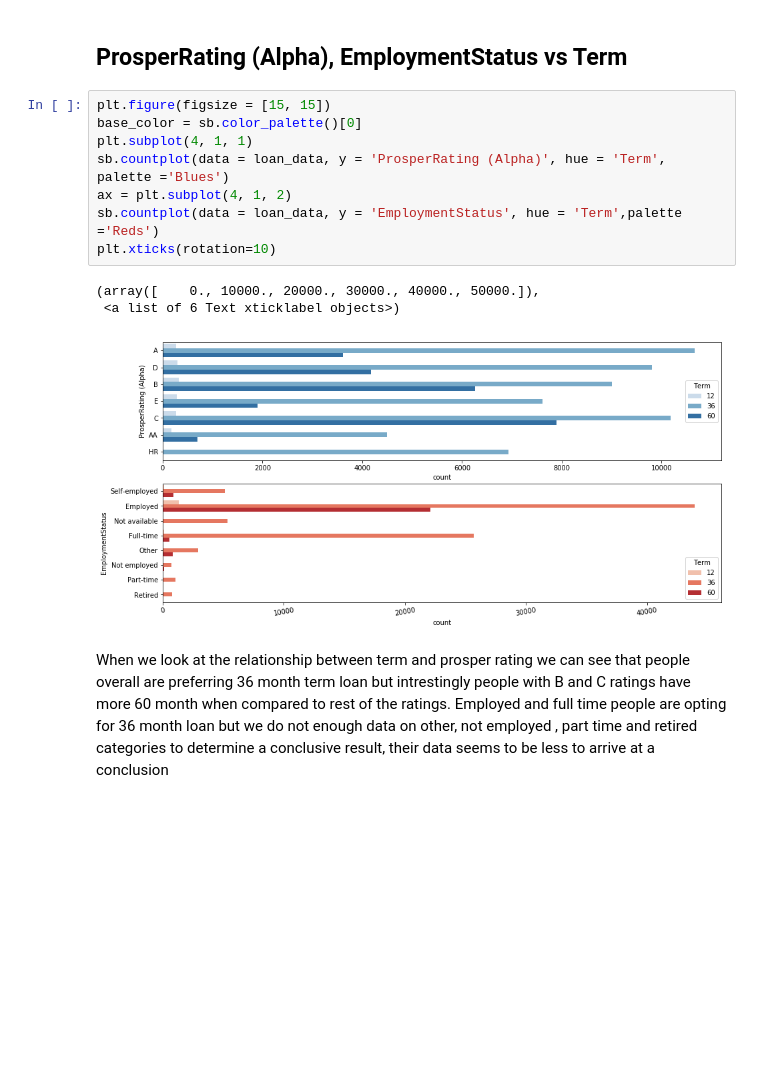
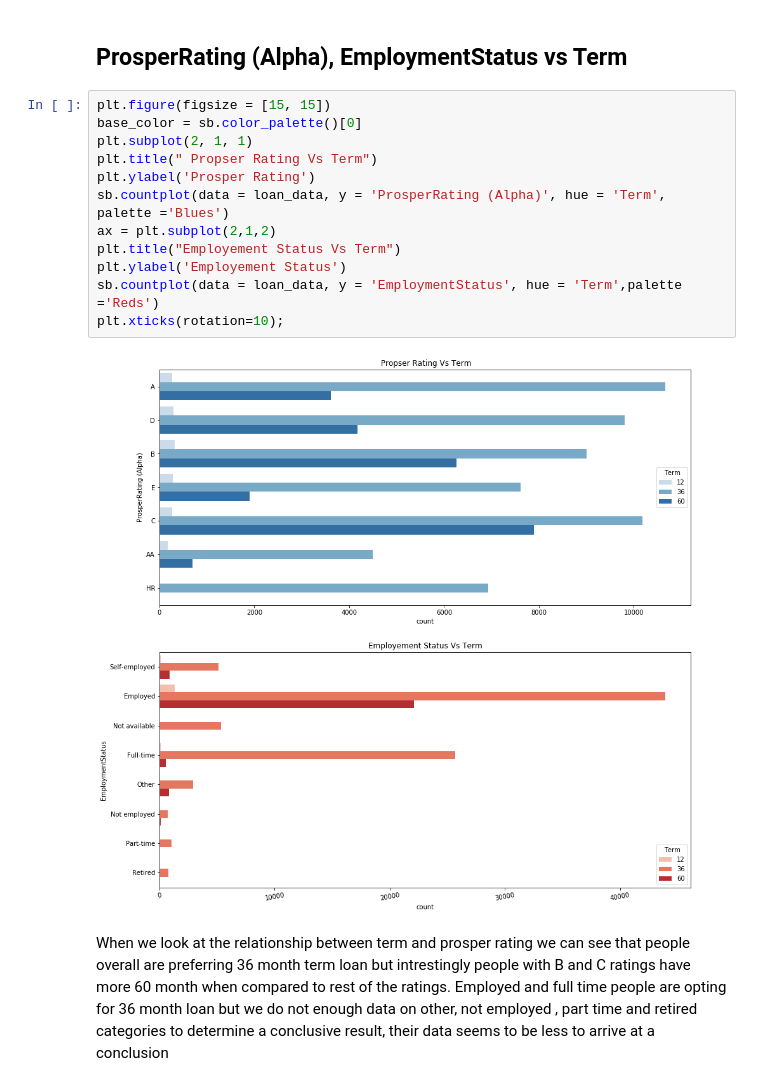
Before and after one commit to raj-palavarapu/Data-Analysis-Projects, a Jupyter notebook: Prosper Loan data Visualization/Explanatory.ipynb, the cells around one changed output. Cells and saved outputs as stored; diff of their text form; blank space fills up the shorter version.

Commit message:
Modified visualizations to more descriptive

```diff
--- a/Prosper Loan data Visualization/Explanatory.ipynb
+++ b/Prosper Loan data Visualization/Explanatory.ipynb
@@ -96,15 +100,17 @@ It looks like LoanOriginalAmount significantly differs with ProsperRating (Alpha
 # %%
 plt.figure(figsize = [15, 15])
 base_color = sb.color_palette()[0]
-plt.subplot(4, 1, 1)
+plt.subplot(2, 1, 1)
+plt.title(" Propser Rating Vs Term")
+plt.ylabel('Prosper Rating')
 sb.countplot(data = loan_data, y = 'ProsperRating (Alpha)', hue = 'Term', palette ='Blues')
-ax = plt.subplot(4, 1, 2)
+ax = plt.subplot(2,1,2)
+plt.title("Employement Status Vs Term")
+plt.ylabel('Employement Status')
 sb.countplot(data = loan_data, y = 'EmploymentStatus', hue = 'Term',palette ='Reds')
-plt.xticks(rotation=10)
+plt.xticks(rotation=10);
 # %% [output]
-(array([    0., 10000., 20000., 30000., 40000., 50000.]),
- <a list of 6 Text xticklabel objects>)
-[figure, old version]
+[figure, new version]
 # %% [markdown]
 When we look at the relationship between term and prosper rating we can see that people overall are preferring 36 month term loan but intrestingly people  with B and C ratings have more 60 month when compared to rest of the ratings. Employed and full time people  are opting for 36 month loan but we do not enough data on  other, not employed , part time and retired categories to determine a conclusive result, their data seems to be less to arrive at a conclusion
 # %% [markdown]
```
Also changed, not shown: parts of 3 cells of this notebook, 11 other files.
